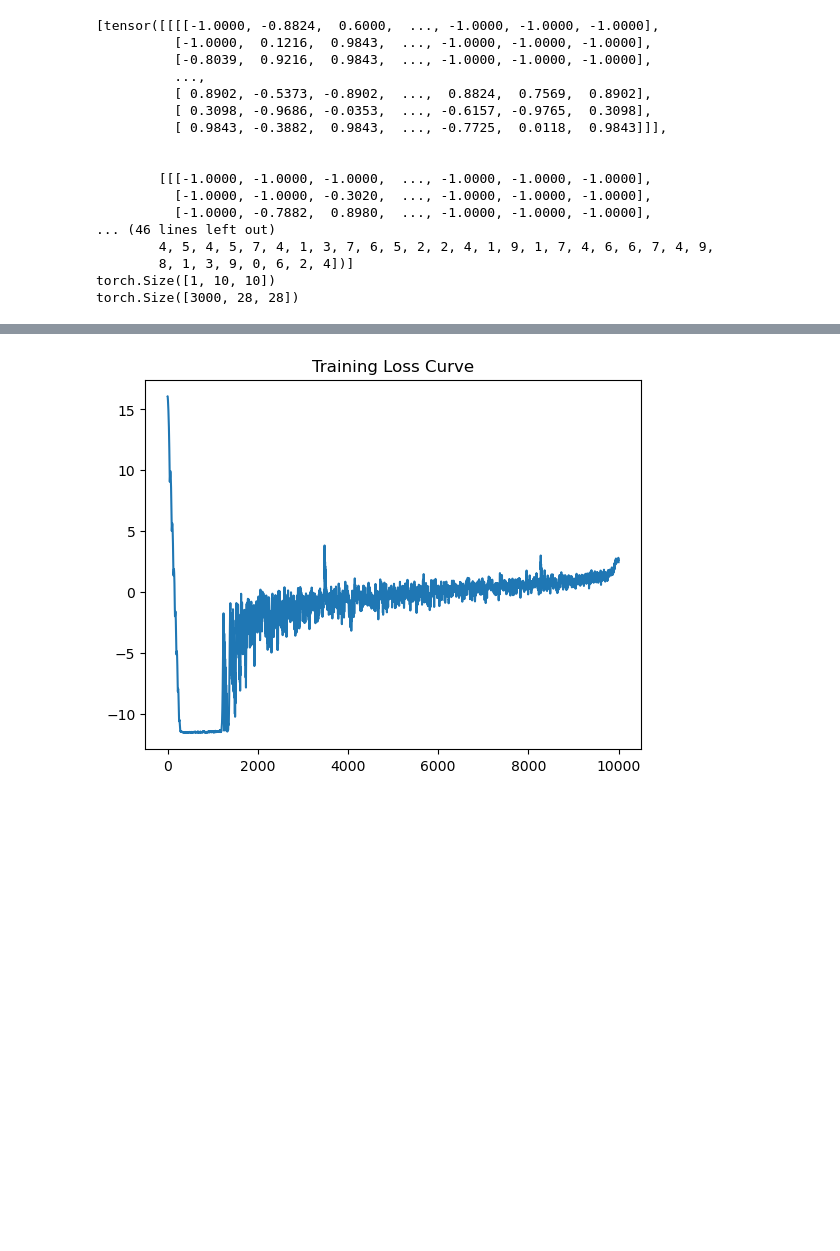
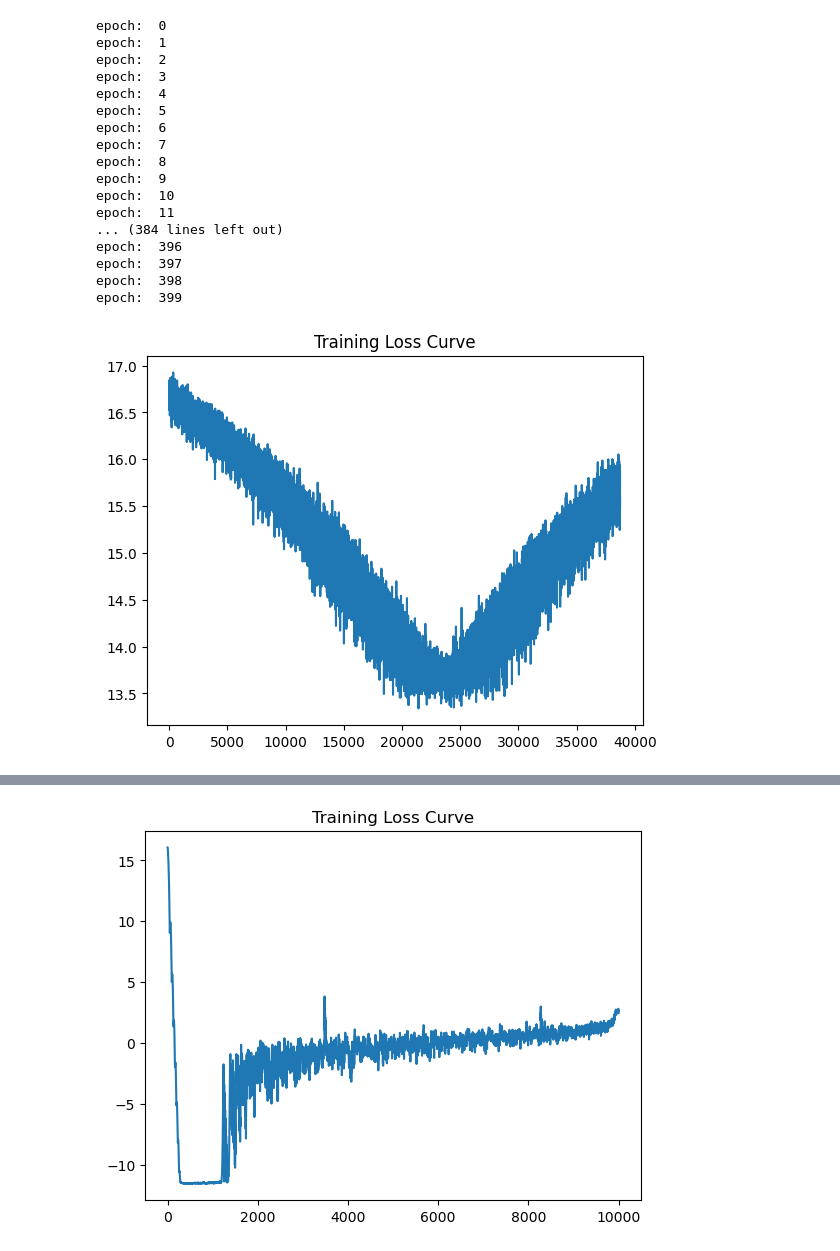
Before and after one commit to HeiseMax/RectifiedFlow, a Jupyter notebook: MNIST_test5.ipynb, the cells around one changed output, grey strips where cells are left out. Drawn from its saved outputs; the diff is of its cells as text; code cells hidden in the pictures; blank space fills up the shorter version.

```diff
--- a/MNIST_test5.ipynb
+++ b/MNIST_test5.ipynb
@@ -15,6 +15,5 @@ if torch.cuda.is_available():
     device = "cuda"
 else:
     device = "cpu"
-device = "cpu"
 print(device)
 # %% [output]
@@ -93,24 +62,0 @@ RuntimeError: The size of tensor a (60000) must match the size of tensor b (28)
-# %%
-for i in train_dataloader:
-    print(i)
-    print(i[0][0].shape)
-    break
-print(train_dataset.data.shape)
-# %% [output]
-[tensor([[[[-1.0000, -0.8824,  0.6000,  ..., -1.0000, -1.0000, -1.0000],
-          [-1.0000,  0.1216,  0.9843,  ..., -1.0000, -1.0000, -1.0000],
-          [-0.8039,  0.9216,  0.9843,  ..., -1.0000, -1.0000, -1.0000],
-          ...,
-          [ 0.8902, -0.5373, -0.8902,  ...,  0.8824,  0.7569,  0.8902],
-          [ 0.3098, -0.9686, -0.0353,  ..., -0.6157, -0.9765,  0.3098],
-          [ 0.9843, -0.3882,  0.9843,  ..., -0.7725,  0.0118,  0.9843]]],
-
-
-        [[[-1.0000, -1.0000, -1.0000,  ..., -1.0000, -1.0000, -1.0000],
-          [-1.0000, -1.0000, -0.3020,  ..., -1.0000, -1.0000, -1.0000],
-          [-1.0000, -0.7882,  0.8980,  ..., -1.0000, -1.0000, -1.0000],
-... (46 lines left out)
-        4, 5, 4, 5, 7, 4, 1, 3, 7, 6, 5, 2, 2, 4, 1, 9, 1, 7, 4, 6, 6, 7, 4, 9,
-        8, 1, 3, 9, 0, 6, 2, 4])]
-torch.Size([1, 10, 10])
-torch.Size([3000, 28, 28])
@@ -116,0 +116,26 @@ torch.Size([3000, 28, 28])
+# %%
+def train_rectified_flow(rectified_flow, optimizer, train_dataloader, batchsize, epochs):
+    loss_curve = rectified_flow.loss_curve
+    for epoch in range(epochs):
+        print("epoch: " , epoch)
+        for batch in train_dataloader:
+            if batch[1].shape[0] != batchsize:
+                continue
+            batch_target = batch[0].to(device)
+
+            batch_init = torch.normal(torch.tensor(np.ones((batchsize,1, 32 , 32)) * 0.5), 1.0).float()
+            batch_init = batch_init + torch.abs(torch.min(batch_init))
+            batch_init = (255 * batch_init / torch.abs(torch.max(batch_init))).to(device)
+
+            z_t, t, target = rectified_flow.get_train_tuple(batch_init, batch_target)
+
+            pred = rectified_flow.v_model(z_t, t)
+            loss = (target- pred).view(pred.shape[0], -1).abs().pow(2).sum(dim=1)
+            loss = loss.mean()
+            loss.backward()
+
+            optimizer.step()
+            loss_curve.append(loss.item())
+
+    rectified_flow.loss_curve = loss_curve
+    return rectified_flow, loss_curve
@@ -116,0 +147,28 @@ torch.Size([3000, 28, 28])
+# %%
+optimizer = torch.optim.Adam(rectified_flow_1.v_model.parameters(), lr=5e-3)
+
+rectified_flow_1, loss_curve_1 = train_rectified_flow(rectified_flow_1, optimizer, train_dataloader, batch_size, epochs=400)
+torch.save(rectified_flow_1, "./models/MNIST_test5_2.pth")
+rectified_flow_1_load = torch.load("./models/MNIST_test5_2.pth")
+plt.plot(np.log(loss_curve_1))
+plt.title("Training Loss Curve")
+plt.show()
+# %% [output]
+epoch:  0
+epoch:  1
+epoch:  2
+epoch:  3
+epoch:  4
+epoch:  5
+epoch:  6
+epoch:  7
+epoch:  8
+epoch:  9
+epoch:  10
+epoch:  11
+... (384 lines left out)
+epoch:  396
+epoch:  397
+epoch:  398
+epoch:  399
+[figure, added]
```
Also changed, not shown: parts of 17 cells of this notebook, 32 other files.
